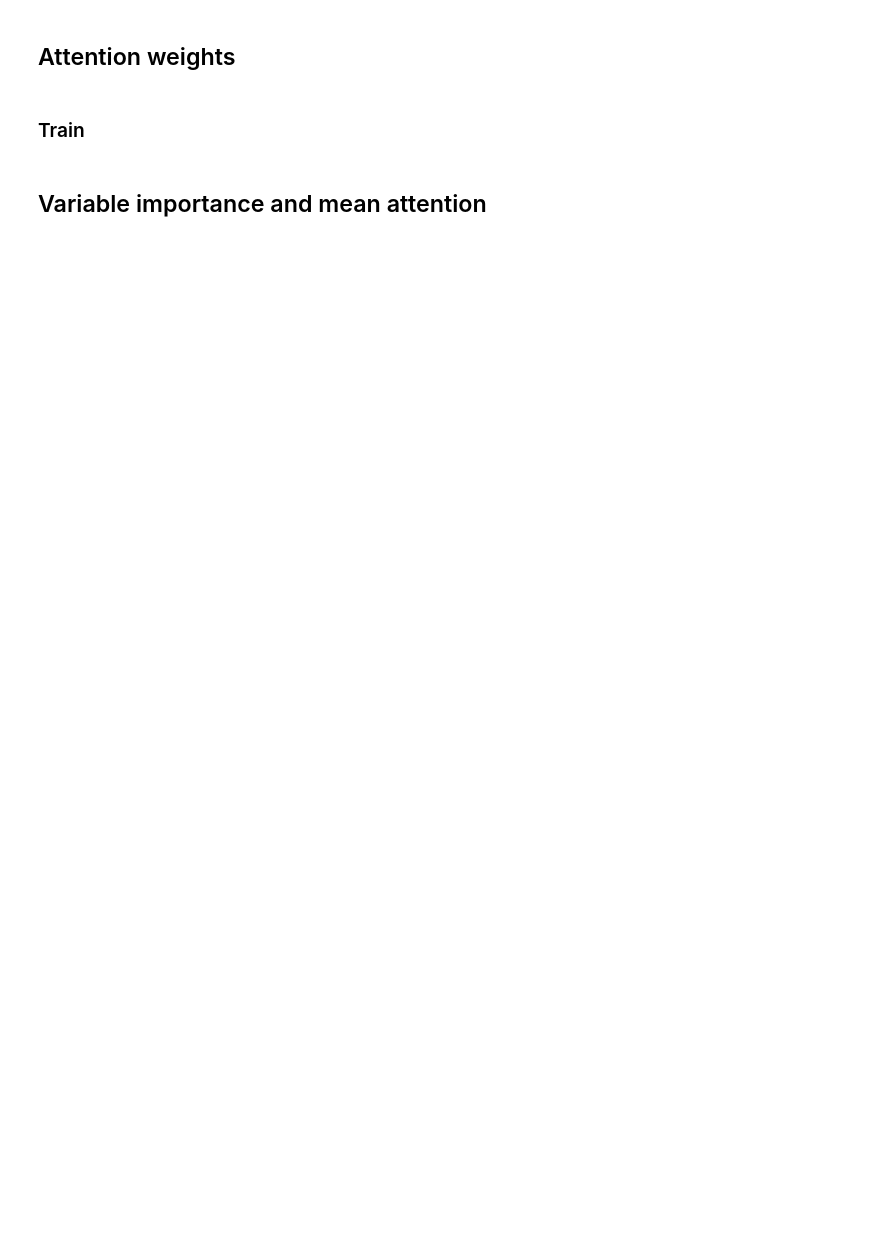
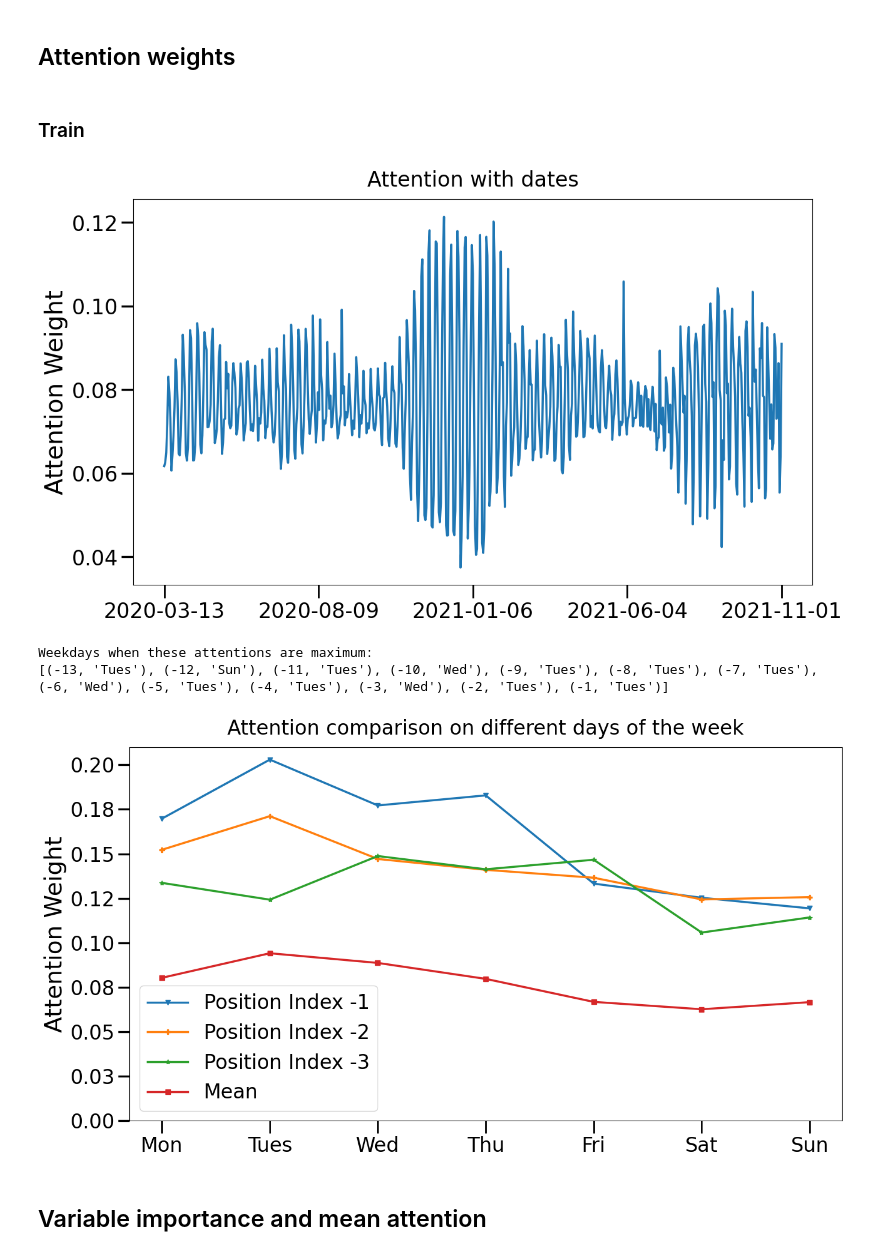
Before and after one commit to Data-ScienceHub/gpce-covid, a Jupyter notebook: TFT-pytorch/notebook/Train.ipynb, the cells around one changed output. Saved outputs shown, nothing was run; the diff lists cells and outputs as text; code cells hidden in the pictures; blank space fills up the shorter version.

Commit message:
update interpretation code

```diff
--- a/TFT-pytorch/notebook/Train.ipynb
+++ b/TFT-pytorch/notebook/Train.ipynb
@@ -57,7 +59,7 @@ from dataclasses import dataclass
 
 @dataclass
 class args:
-    result_folder = '../scratch/total/'
+    result_folder = '../scratch/top_100/'
     figPath = os.path.join(result_folder, 'figures')
     checkpoint_folder = os.path.join(result_folder, 'checkpoints')
     input_filePath = '../2022_May_cleaned/Top_100.csv'
@@ -368,3 +500,12 @@ del train_result_merged, validation_result_merged, test_result_merged, df
+# %%
+if args.interpret_train:
+    raw_predictions = train_raw_predictions
+    data = train_data
+    index = train_index
+else:
+    raw_predictions = test_raw_predictions
+    data = test_data
+    index = test_index
 # %% [markdown]
 ## Attention weights
 # %%
@@ -374,19 +515,30 @@ plotWeights = PlotWeights(
 # %% [markdown]
 ### Train
 # %%
-if args.interpret_train:
-    attention_mean, attention = processor.get_mean_attention(
-        tft.interpret_output(train_raw_predictions), train_index, return_attention=True
-    )
-    plotWeights.plot_attention(
-        attention_mean, figure_name='Train_daily_attention',
-        limit=0, enable_markers=False, title='Attention with dates'
-    )
-    gc.collect()
-    attention_weekly = processor.get_attention_by_weekday(attention_mean)
-    plotWeights.plot_weekly_attention(attention_weekly, figure_name='Train_weekly_attention')
+attention_mean, attention = processor.get_mean_attention(
+    tft.interpret_output(raw_predictions), index, return_attention=True
+)
 
-    attention_mean.round(3).to_csv(os.path.join(plotWeights.figPath, 'attention_mean.csv'), index=False)
-    attention.round(3).to_csv(os.path.join(plotWeights.figPath, 'attention.csv'), index=False)
+plotWeights.plot_attention(
+    attention_mean, figure_name='Daily_attention',
+    limit=0, enable_markers=False, title='Attention with dates'
+)
+gc.collect()
+attention_weekly = processor.get_attention_by_weekday(attention_mean)
+plotWeights.plot_weekly_attention(attention_weekly, figure_name='Weekly_attention')
+
+attention_mean.round(3).to_csv(
+    os.path.join(plotWeights.figPath, 'attention_mean.csv'),
+    index=False
+)
+attention.round(3).to_csv(
+    os.path.join(plotWeights.figPath, 'attention.csv'),
+    index=False
+)
+# %% [output]
+[figure, added]
+Weekdays when these attentions are maximum:
+[(-13, 'Tues'), (-12, 'Sun'), (-11, 'Tues'), (-10, 'Wed'), (-9, 'Tues'), (-8, 'Tues'), (-7, 'Tues'), (-6, 'Wed'), (-5, 'Tues'), (-4, 'Tues'), (-3, 'Wed'), (-2, 'Tues'), (-1, 'Tues')]
+[figure, added]
 # %% [markdown]
 ## Variable importance and mean attention
```
Also changed, not shown: parts of 25 cells of this notebook, 4 other files.
